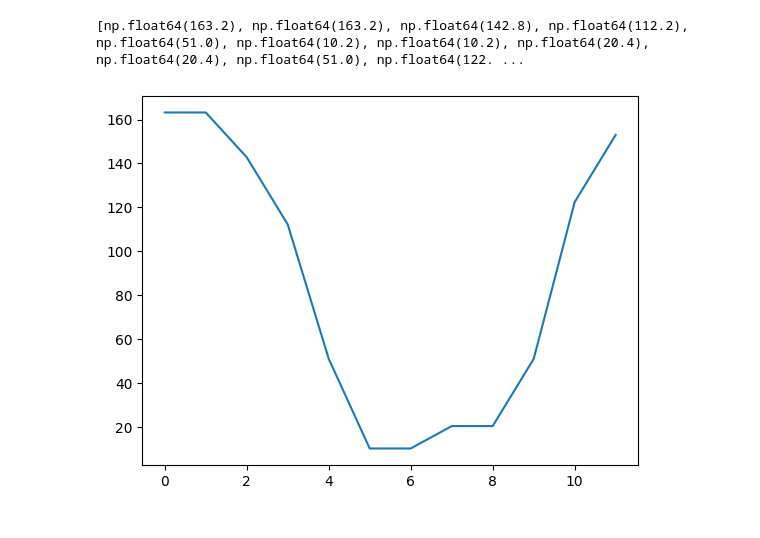
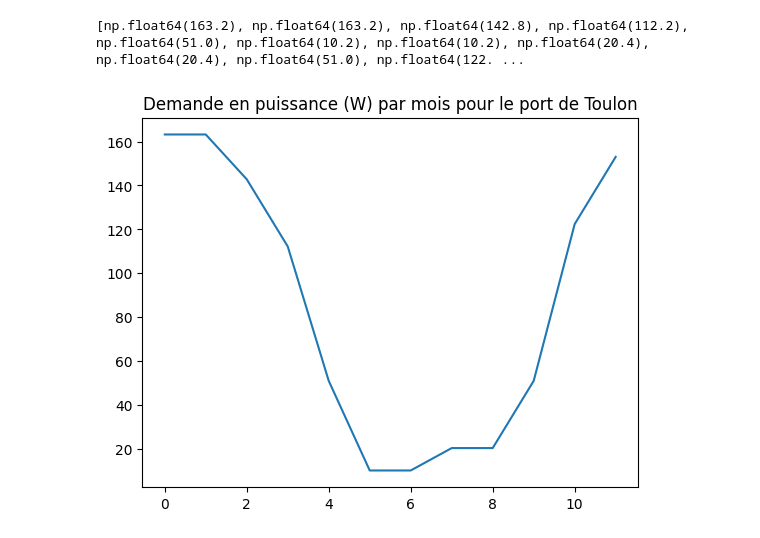
Before and after one commit to valoche3/thalassothermie, a Jupyter notebook: estimation_potentiel.ipynb, the cells around one changed output. Saved outputs shown, nothing was run; the diff lists cells and outputs as text; code cells hidden in the pictures.

```diff
--- a/estimation_potentiel.ipynb
+++ b/estimation_potentiel.ipynb
@@ -117,8 +117,9 @@ print(valeur_puissance_totale)
 [np.float64(163.2), np.float64(163.2), np.float64(142.8), np.float64(112.2), np.float64(51.0), np.float64(10.2), np.float64(10.2), np.float64(20.4), np.float64(20.4), np.float64(51.0), np.float64(122. ...
 # %%
 plt.plot(valeur_puissance_totale)
+plt.title('Demande en puissance (W) par mois pour le port de Toulon')
 plt.show()
 # %% [output]
-[figure, old version]
+[figure, new version]
 # %%
 #degré jour unifié = dju
```
